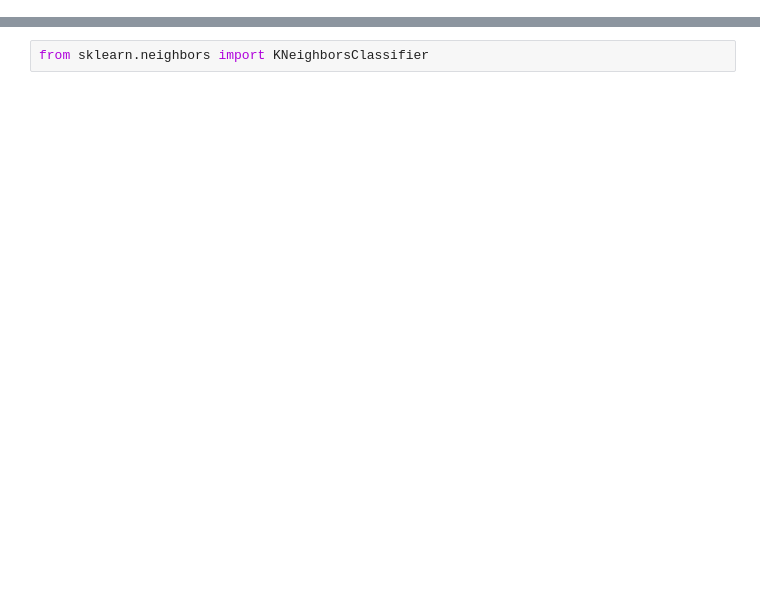
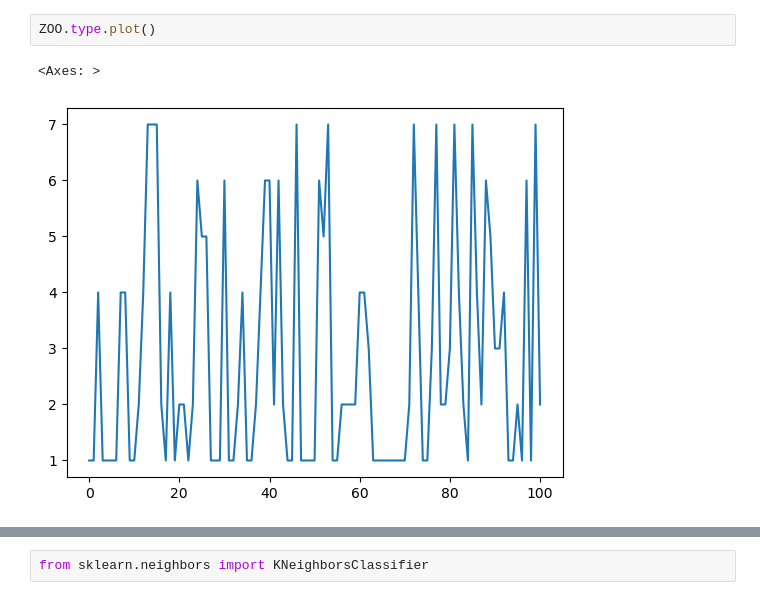
Before and after one commit to ABHI8052796750/machine-learning, a Jupyter notebook: Untitled.ipynb, the cells around one changed output, grey strips where cells are left out. Drawn from its saved outputs; the diff is of its cells as text; blank space fills up the shorter version.

```diff
--- a/Untitled.ipynb
+++ b/Untitled.ipynb
@@ -64,0 +70,5 @@ plt.show()
+# %%
+ZOO.type.plot()
+# %% [output]
+<Axes: >
+[figure, added]
```
Also changed, not shown: parts of 77 cells of this notebook.
